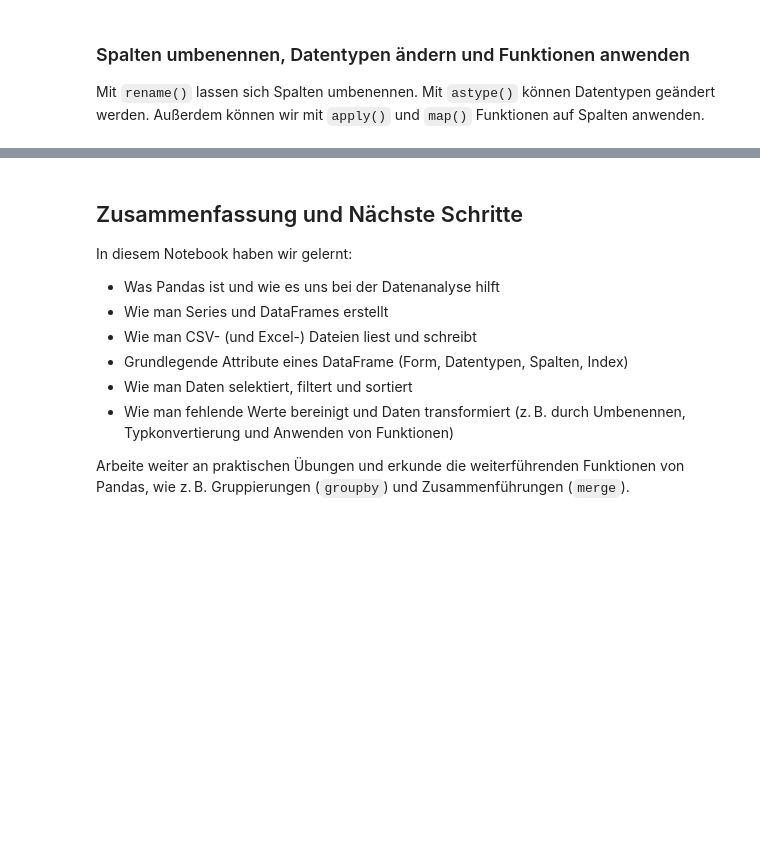
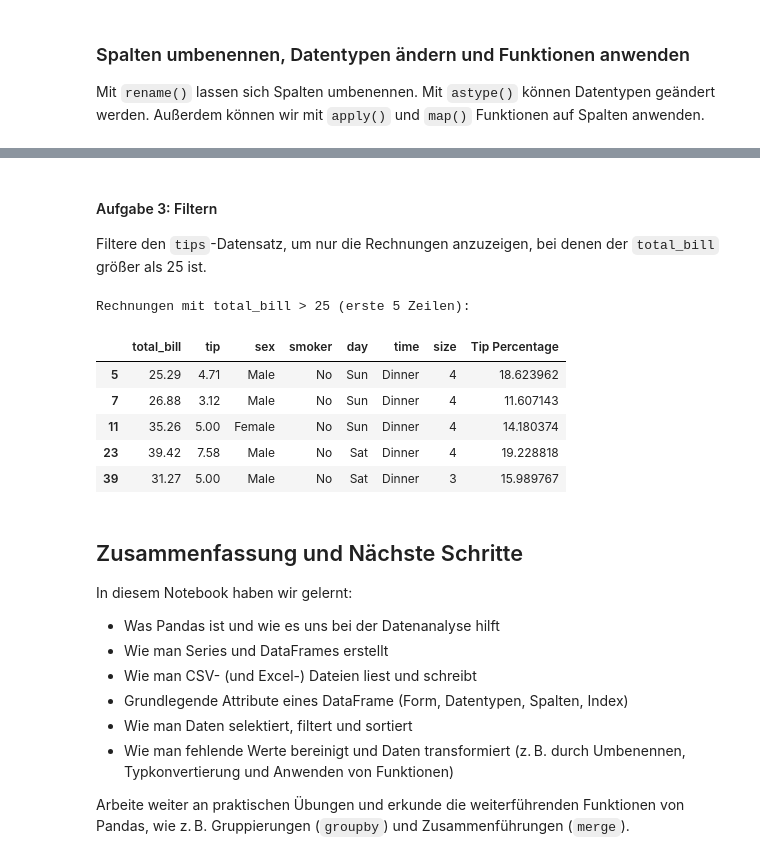
Before and after one commit to hussamalafandi/python-course-3, a Jupyter notebook: day_6/06_pandas.ipynb, the cells around one changed output, grey strips where cells are left out. Saved outputs shown, nothing was run; the diff lists cells and outputs as text; code cells hidden in the pictures; blank space fills up the shorter version.

```diff
--- a/day_6/06_pandas.ipynb
+++ b/day_6/06_pandas.ipynb
@@ -104,0 +133,7 @@ df_csv.to_csv('output.csv', index=False)
+# %%
+import urllib.request
+
+url_csv = "https://raw.githubusercontent.com/mwaskom/seaborn-data/master/tips.csv"
+filename_csv = "tips.csv"
+urllib.request.urlretrieve(url_csv, filename_csv)
+print(f"CSV-Datei wurde als '{filename_csv}' heruntergeladen.")
@@ -104,0 +159,5 @@ df_csv.to_csv('output.csv', index=False)
+# %%
+# Lese die heruntergeladene CSV-Datei (tips.csv) ein
+df_tips = pd.read_csv(filename_csv)
+print("Erste 5 Zeilen des 'tips'-Datensatzes:")
+df_tips.head()
@@ -298,0 +459,5 @@ print(df_praktisch)
+# %%
+# Erstelle die neue Spalte 'Tip Percentage'
+df_tips['Tip Percentage'] = (df_tips['tip'] / df_tips['total_bill']) * 100
+print('\nErste 5 Zeilen mit neuer Spalte (Tip Percentage):')
+df_tips[['total_bill', 'tip', 'Tip Percentage']].head()
@@ -299,3 +472,20 @@ print(df_praktisch)
+# %% [markdown]
+#### Aufgabe 3: Filtern
+
+Filtere den `tips`-Datensatz, um nur die Rechnungen anzuzeigen, bei denen der `total_bill` größer als 25 ist.
+# %%
+# Filtere den Datensatz: total_bill > 25
+high_total_bill = df_tips[df_tips['total_bill'] > 25]
+print('\nRechnungen mit total_bill > 25 (erste 5 Zeilen):')
+high_total_bill.head()
+# %% [output]
+Rechnungen mit total_bill > 25 (erste 5 Zeilen):
+|  | total_bill | tip | sex | smoker | day | time | size | Tip Percentage |
+| 5 | 25.29 | 4.71 | Male | No | Sun | Dinner | 4 | 18.623962 |
+| 7 | 26.88 | 3.12 | Male | No | Sun | Dinner | 4 | 11.607143 |
+| 11 | 35.26 | 5.00 | Female | No | Sun | Dinner | 4 | 14.180374 |
+| 23 | 39.42 | 7.58 | Male | No | Sat | Dinner | 4 | 19.228818 |
+| 39 | 31.27 | 5.00 | Male | No | Sat | Dinner | 3 | 15.989767 |
 # %% [markdown]
 ## Zusammenfassung und Nächste Schritte
 
```
Also changed, not shown: parts of 41 cells of this notebook.
